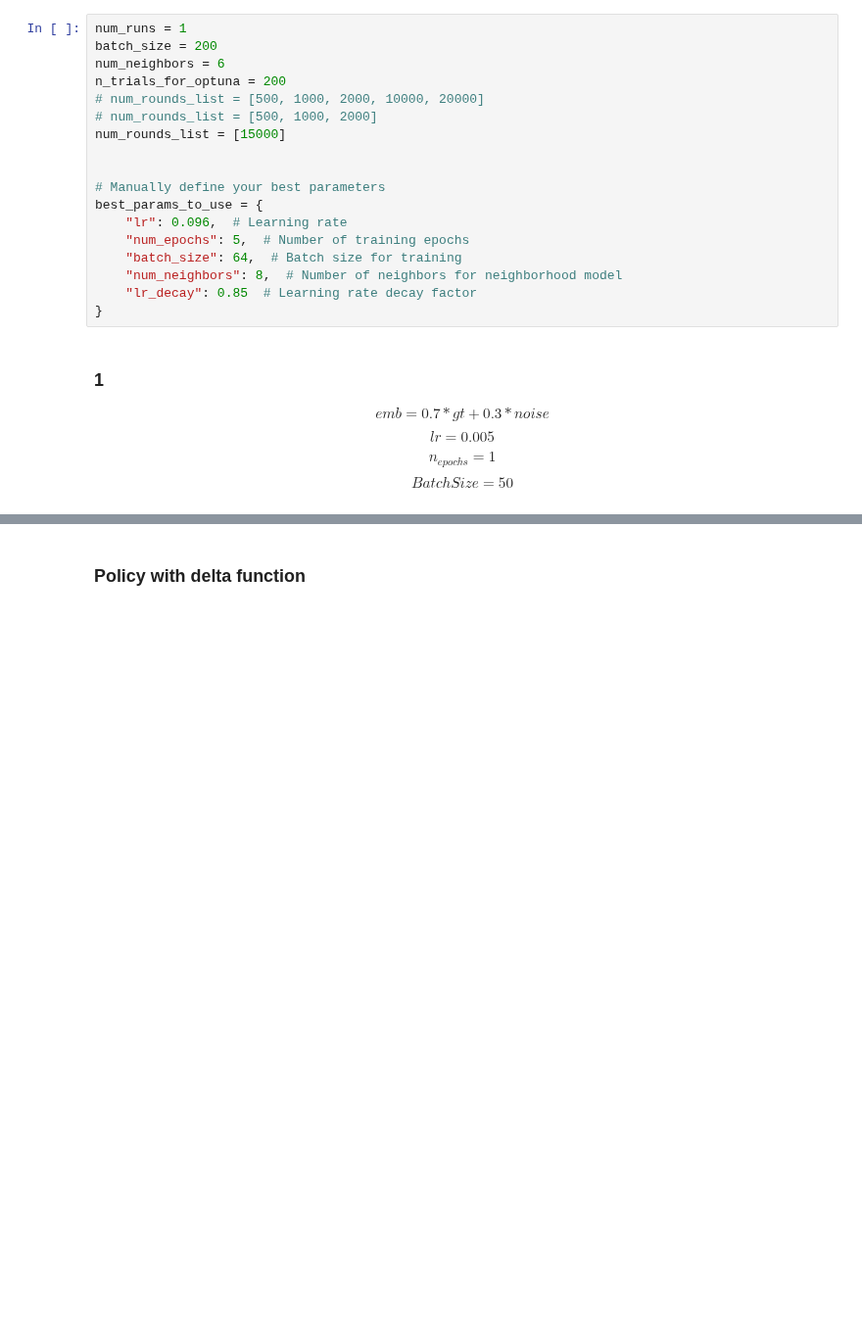
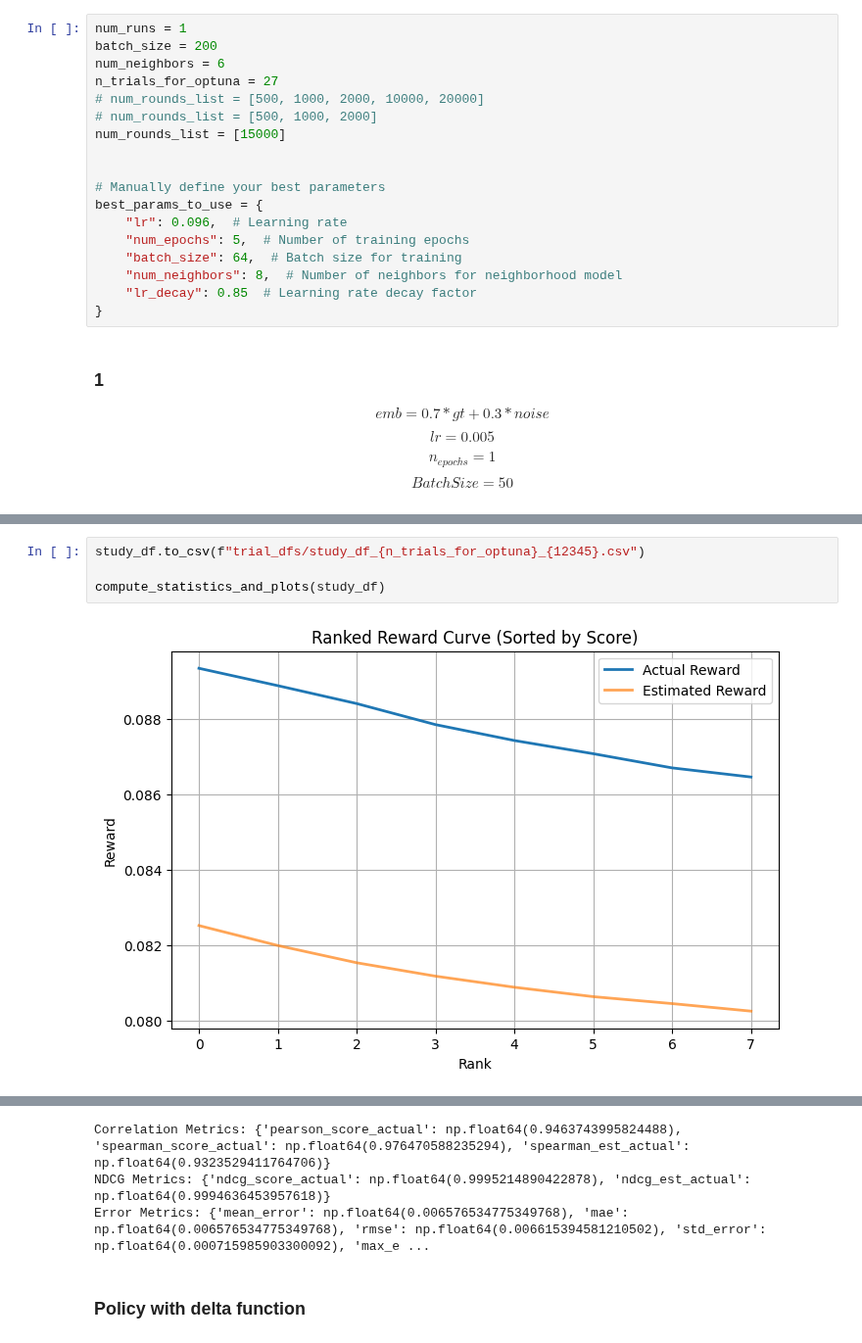
Before and after one commit to TauRoeed/OPC, a Jupyter notebook: run_OPL_tests.ipynb, the cells around one changed output, grey strips where cells are left out. Shown at 98% size. Saved outputs shown, nothing was run; the diff lists cells and outputs as text; blank space fills up the shorter version.

```diff
--- a/run_OPL_tests.ipynb
+++ b/run_OPL_tests.ipynb
@@ -127,7 +126,7 @@ Our Initial CTR: 0.08610747363354625
 num_runs = 1
 batch_size = 200
 num_neighbors = 6
-n_trials_for_optuna = 200
+n_trials_for_optuna = 27
 # num_rounds_list = [500, 1000, 2000, 10000, 20000]
 # num_rounds_list = [500, 1000, 2000]
 num_rounds_list = [15000]
@@ -265,0 +230,6 @@ Warning: Low ESS in validation data!
+# %%
+study_df.to_csv(f"trial_dfs/study_df_{n_trials_for_optuna}_{12345}.csv")
+
+compute_statistics_and_plots(study_df)
+# %% [output]
+[figure, added]
@@ -266,3 +244,6 @@ Warning: Low ESS in validation data!
+Correlation Metrics: {'pearson_score_actual': np.float64(0.9463743995824488), 'spearman_score_actual': np.float64(0.976470588235294), 'spearman_est_actual': np.float64(0.9323529411764706)}
+NDCG Metrics: {'ndcg_score_actual': np.float64(0.9995214890422878), 'ndcg_est_actual': np.float64(0.9994636453957618)}
+Error Metrics: {'mean_error': np.float64(0.006576534775349768), 'mae': np.float64(0.006576534775349768), 'rmse': np.float64(0.006615394581210502), 'std_error': np.float64(0.000715985903300092), 'max_e ...
 # %% [markdown]
 ### Policy with delta function
 # %%
```
Also changed, not shown: parts of 25 cells of this notebook, 37 other files.
